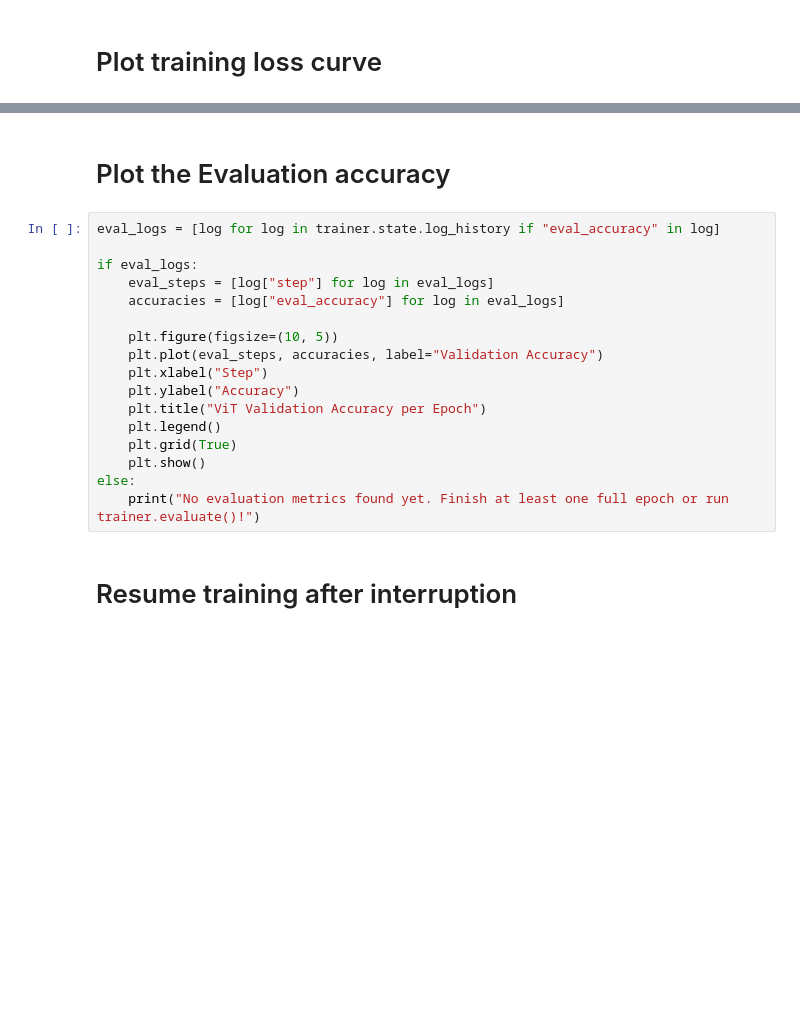
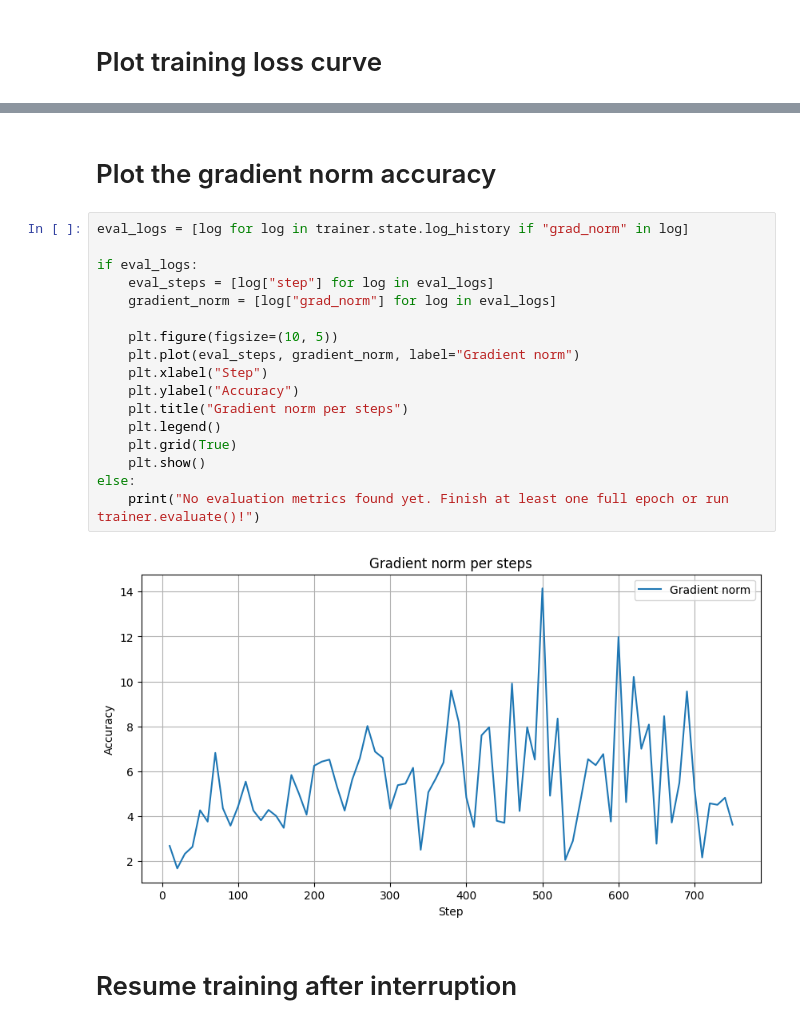
Before and after one commit to isaacadebayo/Predictive_Analytics_and_NLP, a Jupyter notebook: Visual_Transformer_and_CNN.ipynb, the cells around one changed output, grey strips where cells are left out. Drawn from its saved outputs; the diff is of its cells as text; blank space fills up the shorter version.

```diff
--- a/Visual_Transformer_and_CNN.ipynb
+++ b/Visual_Transformer_and_CNN.ipynb
@@ -965,22 +1012,24 @@ plt.show()
 # %% [markdown]
-# Plot the Evaluation accuracy
+# Plot the gradient norm accuracy
 # %%
-eval_logs = [log for log in trainer.state.log_history if "eval_accuracy" in log]
+eval_logs = [log for log in trainer.state.log_history if "grad_norm" in log]
 
 if eval_logs:
     eval_steps = [log["step"] for log in eval_logs]
-    accuracies = [log["eval_accuracy"] for log in eval_logs]
+    gradient_norm = [log["grad_norm"] for log in eval_logs]
 
     plt.figure(figsize=(10, 5))
-    plt.plot(eval_steps, accuracies, label="Validation Accuracy")
+    plt.plot(eval_steps, gradient_norm, label="Gradient norm")
     plt.xlabel("Step")
     plt.ylabel("Accuracy")
-    plt.title("ViT Validation Accuracy per Epoch")
+    plt.title("Gradient norm per steps")
     plt.legend()
     plt.grid(True)
     plt.show()
 else:
     print("No evaluation metrics found yet. Finish at least one full epoch or run trainer.evaluate()!")
+# %% [output]
+[figure, added]
 # %% [markdown]
 # Resume training after interruption
 # %%
```
Also changed, not shown: parts of 34 cells of this notebook.
